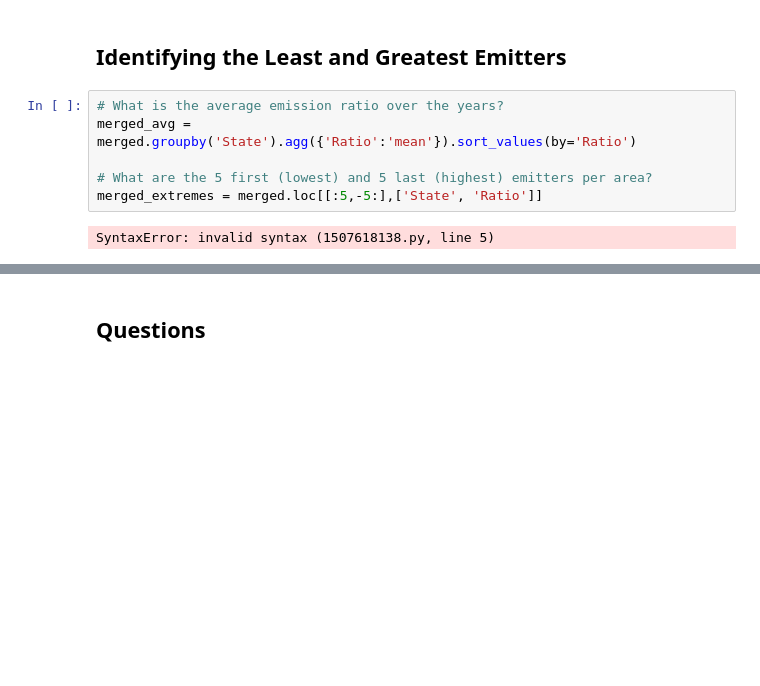
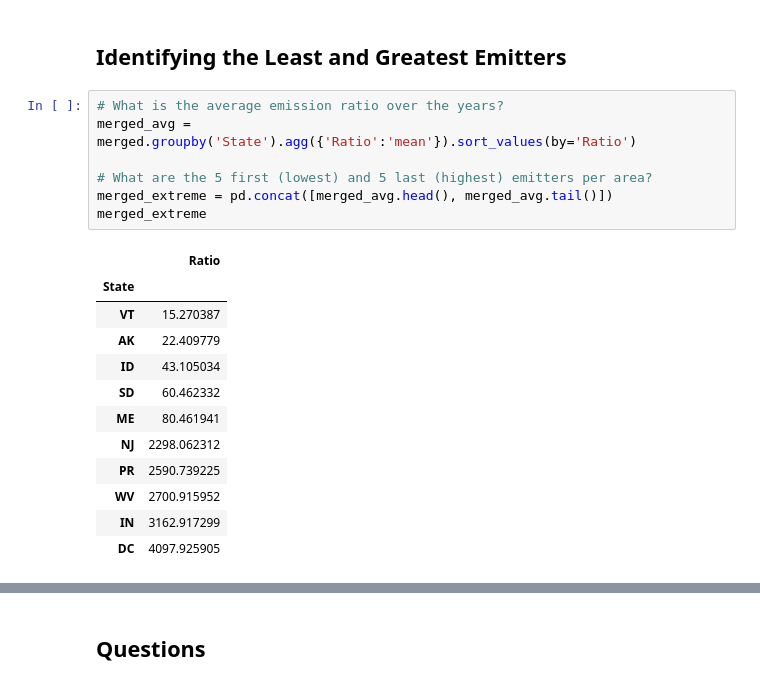
Before and after one commit to caroline-kranefuss/us_facilities_emissions, a Jupyter notebook: questions_3_4.ipynb, the cells around one changed output, grey strips where cells are left out. Cells and saved outputs as stored; diff of their text form; blank space fills up the shorter version.

```diff
--- a/questions_3_4.ipynb
+++ b/questions_3_4.ipynb
@@ -235,9 +235,21 @@ Text(0.5, 1.0, 'KDE of Non-Biogenic C02 Emissions per Square Mile')
 # %%
 # What is the average emission ratio over the years?
 merged_avg = merged.groupby('State').agg({'Ratio':'mean'}).sort_values(by='Ratio')
 
 # What are the 5 first (lowest) and 5 last (highest) emitters per area?
-merged_extremes = merged.loc[[:5,-5:],['State', 'Ratio']]
+merged_extreme = pd.concat([merged_avg.head(), merged_avg.tail()])
+merged_extreme
 # %% [output]
-SyntaxError: invalid syntax (1507618138.py, line 5)
+|  | Ratio |
+| State |  |
+| VT | 15.270387 |
+| AK | 22.409779 |
+| ID | 43.105034 |
+| SD | 60.462332 |
+| ME | 80.461941 |
+| NJ | 2298.062312 |
+| PR | 2590.739225 |
+| WV | 2700.915952 |
+| IN | 3162.917299 |
+| DC | 4097.925905 |
 # %%
```
Also changed, not shown: parts of 2 cells of this notebook.
